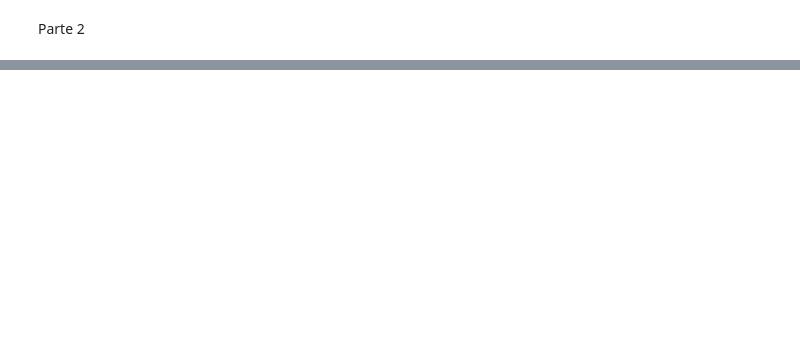
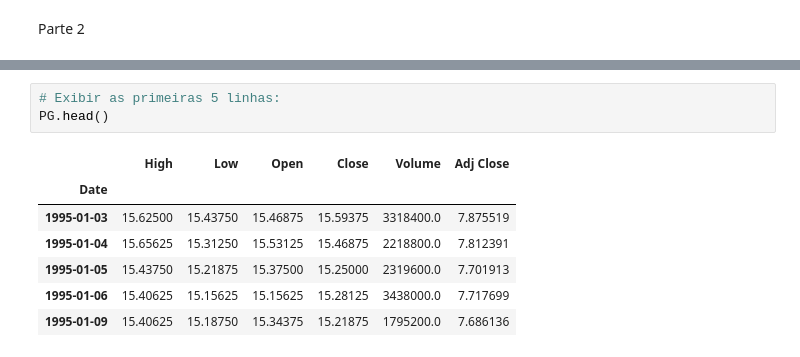
Before and after one commit to rigueti-bruno/Python-for-Finances, a Jupyter notebook: 08-Ferramentas Avançadas do Python/acesssando_dados.ipynb, the cells around one changed output, grey strips where cells are left out. Drawn from its saved outputs; the diff is of its cells as text; blank space fills up the shorter version.

```diff
--- a/08-Ferramentas Avançadas do Python/acesssando_dados.ipynb
+++ b/08-Ferramentas Avançadas do Python/acesssando_dados.ipynb
@@ -51,0 +69,11 @@ Parte 2
+# %%
+# Exibir as primeiras 5 linhas:
+PG.head()
+# %% [output]
+|  | High | Low | Open | Close | Volume | Adj Close |
+| Date |  |  |  |  |  |  |
+| 1995-01-03 | 15.62500 | 15.43750 | 15.46875 | 15.59375 | 3318400.0 | 7.875519 |
+| 1995-01-04 | 15.65625 | 15.31250 | 15.53125 | 15.46875 | 2218800.0 | 7.812391 |
+| 1995-01-05 | 15.43750 | 15.21875 | 15.37500 | 15.25000 | 2319600.0 | 7.701913 |
+| 1995-01-06 | 15.40625 | 15.15625 | 15.15625 | 15.28125 | 3438000.0 | 7.717699 |
+| 1995-01-09 | 15.40625 | 15.18750 | 15.34375 | 15.21875 | 1795200.0 | 7.686136 |
```
Also changed, not shown: parts of 30 cells of this notebook, 2 other files.
